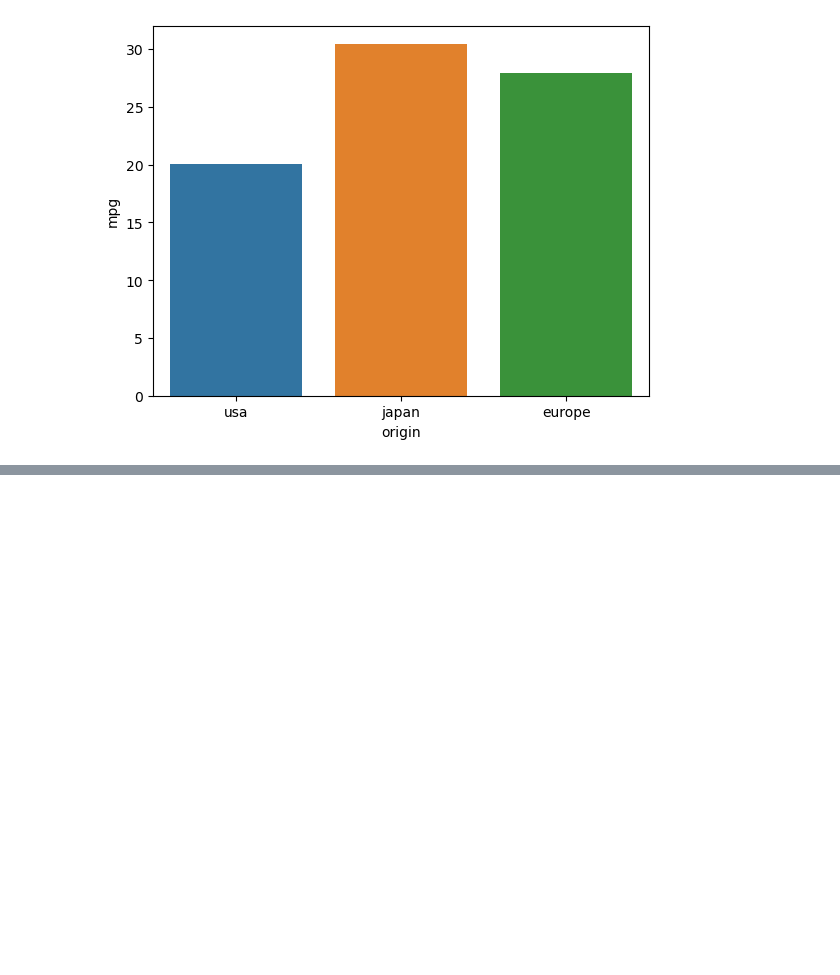
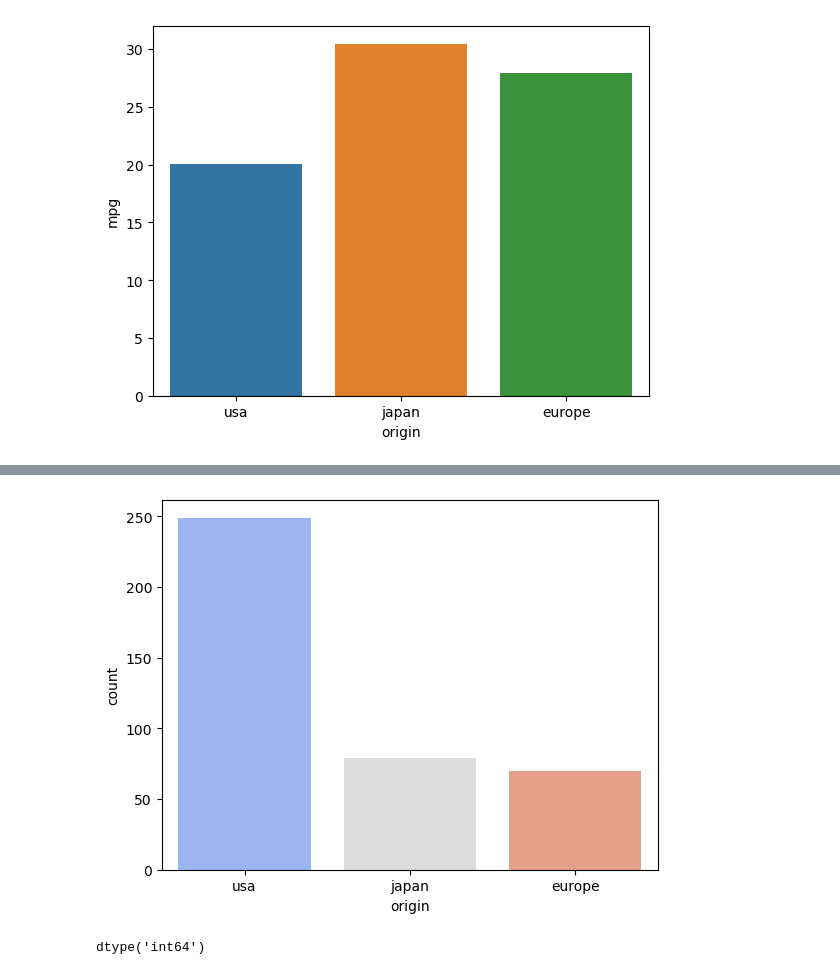
Before and after one commit to hayaboy/ADP_Practical_Exam, a Jupyter notebook: 4_5고급_그래프_도구인_Seaborn.ipynb, the cells around one changed output, grey strips where cells are left out. Drawn from its saved outputs; the diff is of its cells as text; code cells hidden in the pictures; blank space fills up the shorter version.

```diff
--- a/4_5고급_그래프_도구인_Seaborn.ipynb
+++ b/4_5고급_그래프_도구인_Seaborn.ipynb
@@ -116,0 +122,9 @@ plt.show()
+# %%
+sns.countplot(x='origin', data=dat, palette='coolwarm')
+plt.show()
+# %% [output]
+[figure, added]
+# %%
+dat['cylinders'].dtype
+# %% [output]
+dtype('int64')
```
Also changed, not shown: parts of 34 cells of this notebook.
